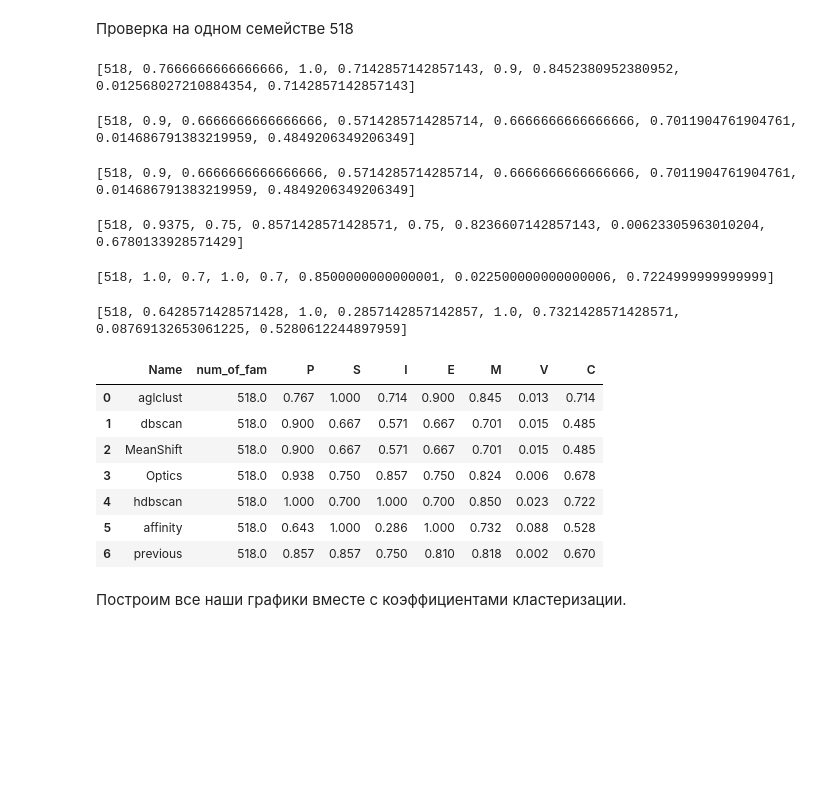
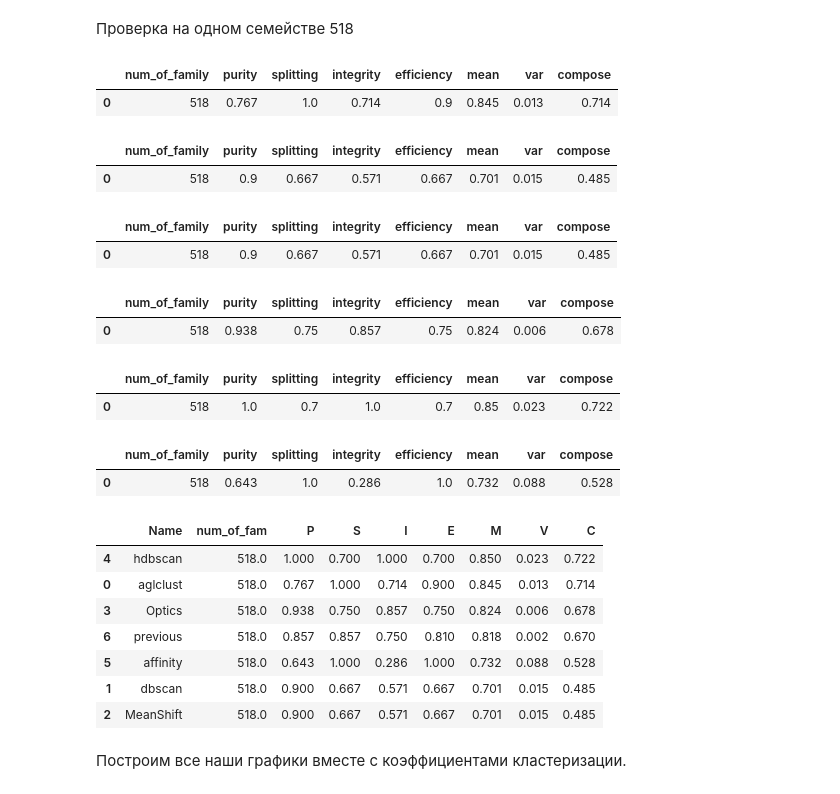
Before and after one commit to MaryIzo/coursework, a Jupyter notebook: 6_Cluster_main_file.ipynb, the cells around one changed output. Cells and saved outputs as stored; diff of their text form; code cells hidden in the pictures; blank space fills up the shorter version.

```diff
--- a/6_Cluster_main_file.ipynb
+++ b/6_Cluster_main_file.ipynb
@@ -317,41 +323,47 @@ X = Matrix_of_Distance(OneFamily['X(J)'].values, OneFamily['Y(J)'].values, OneFa
 eps = np.percentile(OneFamily['ER'], 50)
 OneFamily['cluster'] = ClusteringAGLCLUST(eps, X)
 dataAgl = CoefPFI(OneFamily, i)
-print(dataAgl)
+result_write(dataAgl)
 # %% [output]
-[518, 0.7666666666666666, 1.0, 0.7142857142857143, 0.9, 0.8452380952380952, 0.012568027210884354, 0.7142857142857143]
+|  | num_of_family | purity | splitting | integrity | efficiency | mean | var | compose |
+| 0 | 518 | 0.767 | 1.0 | 0.714 | 0.9 | 0.845 | 0.013 | 0.714 |
 # %%
 eps = np.percentile(OneFamily['ER'], 98)
 OneFamily['cluster'] = ClusteringDBSCAN(eps, X)
 dataDb = CoefPFI(OneFamily, i)
-print(dataDb)
+result_write(dataDb)
 # %% [output]
-[518, 0.9, 0.6666666666666666, 0.5714285714285714, 0.6666666666666666, 0.7011904761904761, 0.014686791383219959, 0.4849206349206349]
+|  | num_of_family | purity | splitting | integrity | efficiency | mean | var | compose |
+| 0 | 518 | 0.9 | 0.667 | 0.571 | 0.667 | 0.701 | 0.015 | 0.485 |
 # %%
 eps = np.percentile(OneFamily['ER'], 98)
 OneFamily['cluster'] = ClusteringMeanShift(eps, X)
 dataMS = CoefPFI(OneFamily, i)
-print(dataMS)
+result_write(dataMS)
 # %% [output]
-[518, 0.9, 0.6666666666666666, 0.5714285714285714, 0.6666666666666666, 0.7011904761904761, 0.014686791383219959, 0.4849206349206349]
+|  | num_of_family | purity | splitting | integrity | efficiency | mean | var | compose |
+| 0 | 518 | 0.9 | 0.667 | 0.571 | 0.667 | 0.701 | 0.015 | 0.485 |
 # %%
 OneFamily['cluster'] = ClusteringOptics(eps, X)
 dataOp = CoefPFI(OneFamily, i)
-print(dataOp)
+result_write(dataOp)
 # %% [output]
-[518, 0.9375, 0.75, 0.8571428571428571, 0.75, 0.8236607142857143, 0.00623305963010204, 0.6780133928571429]
+|  | num_of_family | purity | splitting | integrity | efficiency | mean | var | compose |
+| 0 | 518 | 0.938 | 0.75 | 0.857 | 0.75 | 0.824 | 0.006 | 0.678 |
 # %%
 OneFamily['cluster'] = ClusteringHdbscan(eps, X)
 dataHd = CoefPFI(OneFamily, i)
-print(dataHd)
+result_write(dataHd)
 # %% [output]
-[518, 1.0, 0.7, 1.0, 0.7, 0.8500000000000001, 0.022500000000000006, 0.7224999999999999]
+|  | num_of_family | purity | splitting | integrity | efficiency | mean | var | compose |
+| 0 | 518 | 1.0 | 0.7 | 1.0 | 0.7 | 0.85 | 0.023 | 0.722 |
 # %%
 OneFamily['cluster'] = ClusteringAffinity(eps, X)
 dataAf = CoefPFI(OneFamily, i)
-print(dataAf)
+result_write(dataAf)
 # %% [output]
-[518, 0.6428571428571428, 1.0, 0.2857142857142857, 1.0, 0.7321428571428571, 0.08769132653061225, 0.5280612244897959]
+|  | num_of_family | purity | splitting | integrity | efficiency | mean | var | compose |
+| 0 | 518 | 0.643 | 1.0 | 0.286 | 1.0 | 0.732 | 0.088 | 0.528 |
 # %%
 agl = np.around(dataAgl[1:-1], 2)
 db = np.around(dataDb[1:-1], 2)
@@ -389,16 +401,16 @@ new_df = pd.DataFrame(data = all_data, columns = col)
 new_df = new_df.round(3)
 # %%
 # M - среднее, V - дисперсия коэффициентов PSIE
-new_df
+new_df.sort_values(by = 'C', ascending = False)
 # %% [output]
 |  | Name | num_of_fam | P | S | I | E | M | V | C |
+| 4 | hdbscan | 518.0 | 1.000 | 0.700 | 1.000 | 0.700 | 0.850 | 0.023 | 0.722 |
 | 0 | aglclust | 518.0 | 0.767 | 1.000 | 0.714 | 0.900 | 0.845 | 0.013 | 0.714 |
+| 3 | Optics | 518.0 | 0.938 | 0.750 | 0.857 | 0.750 | 0.824 | 0.006 | 0.678 |
+| 6 | previous | 518.0 | 0.857 | 0.857 | 0.750 | 0.810 | 0.818 | 0.002 | 0.670 |
+| 5 | affinity | 518.0 | 0.643 | 1.000 | 0.286 | 1.000 | 0.732 | 0.088 | 0.528 |
 | 1 | dbscan | 518.0 | 0.900 | 0.667 | 0.571 | 0.667 | 0.701 | 0.015 | 0.485 |
 | 2 | MeanShift | 518.0 | 0.900 | 0.667 | 0.571 | 0.667 | 0.701 | 0.015 | 0.485 |
-| 3 | Optics | 518.0 | 0.938 | 0.750 | 0.857 | 0.750 | 0.824 | 0.006 | 0.678 |
-| 4 | hdbscan | 518.0 | 1.000 | 0.700 | 1.000 | 0.700 | 0.850 | 0.023 | 0.722 |
-| 5 | affinity | 518.0 | 0.643 | 1.000 | 0.286 | 1.000 | 0.732 | 0.088 | 0.528 |
-| 6 | previous | 518.0 | 0.857 | 0.857 | 0.750 | 0.810 | 0.818 | 0.002 | 0.670 |
 # %% [markdown]
 Построим все наши графики вместе с коэффициентами кластеризации.
 # %%
```
Also changed, not shown: parts of 20 cells of this notebook, 55 other files.
